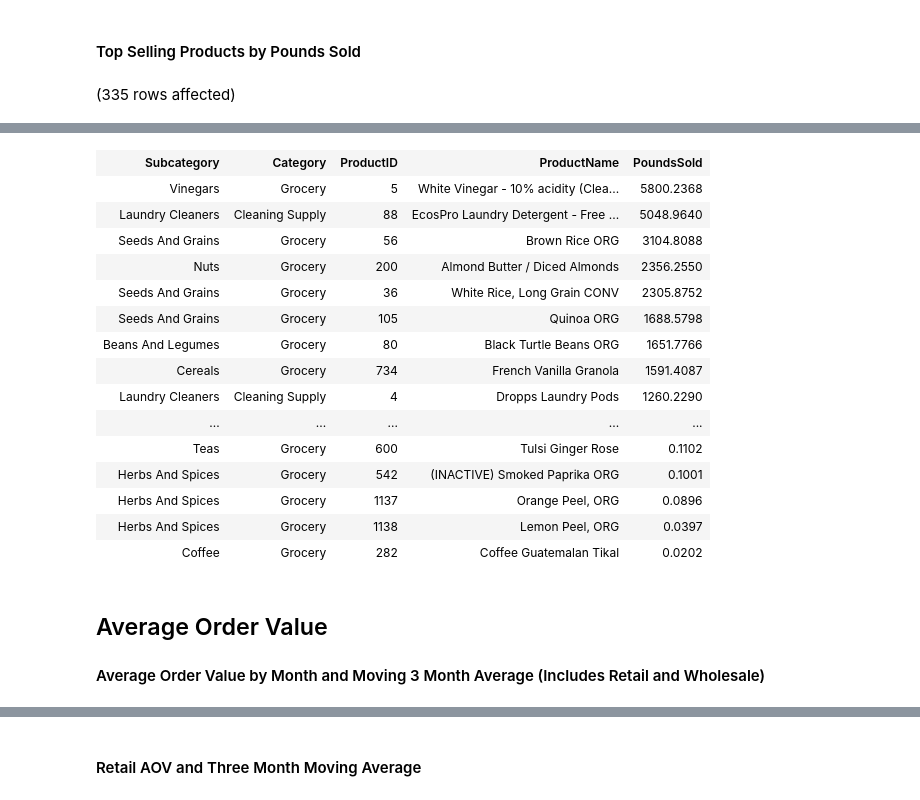
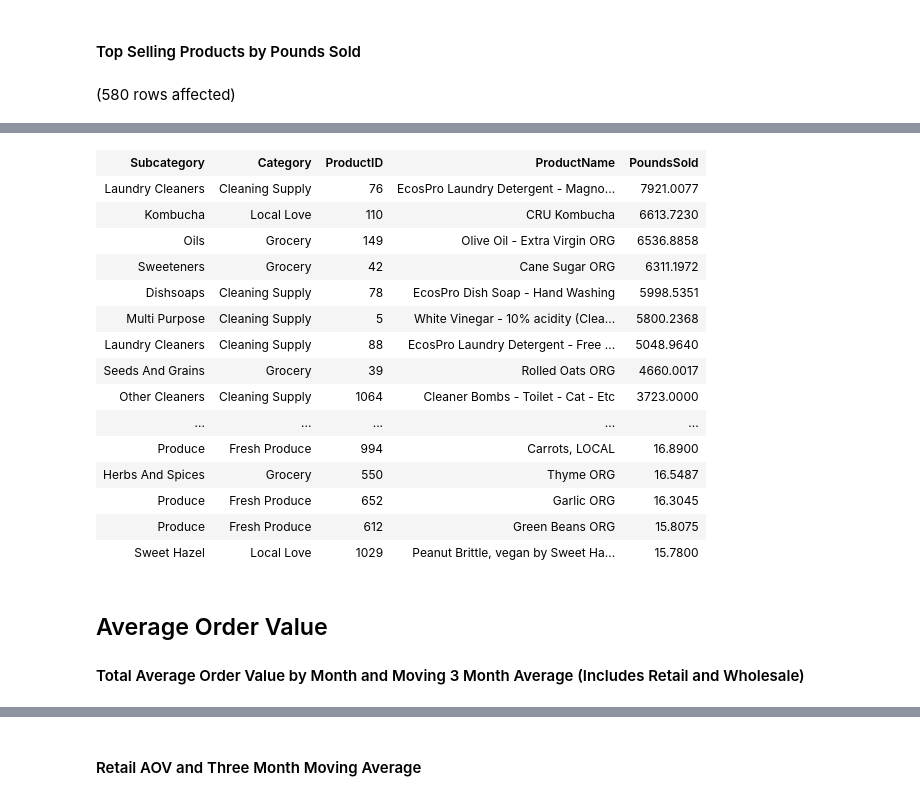
Before and after one commit to msemilyadler/BulkGrocery, a Jupyter notebook: BulkGrocery Data Exploration.ipynb, the cells around one changed output, grey strips where cells are left out. Drawn from its saved outputs; the diff is of its cells as text; code cells hidden in the pictures.

```diff
--- a/BulkGrocery Data Exploration.ipynb
+++ b/BulkGrocery Data Exploration.ipynb
@@ -396,11 +424,11 @@ SELECT
     SUM(l.PoundsSold) AS PoundsSold
 
 FROM SalesOrderLines AS l
-    JOIN DimProduct AS p
+    JOIN DimProducts AS p
     ON l.ProductID = p.ProductID
-    JOIN DimSubcategory AS sc
+    JOIN DimSubcategories AS sc
     ON p.SubcategoryID = sc.SubcategoryID
-    JOIN DimCategory AS c
+    JOIN DimCategories AS c
     ON sc.CategoryID = c.CategoryID
 
 WHERE p.PricingType = 'PerPound'
@@ -408,4 +436,4 @@ WHERE p.PricingType = 'PerPound'
 GROUP BY sc.Subcategory, c.Category, p.ProductID, p.ProductName
 ORDER BY PoundsSold DESC
 # %% [output]
-(335 rows affected)
+(580 rows affected)
@@ -413,23 +441,23 @@ Total execution time: 00:00:00.129
 | Subcategory | Category | ProductID | ProductName | PoundsSold |
-| Vinegars | Grocery | 5 | White Vinegar - 10% acidity (Clea... | 5800.2368 |
+| Laundry Cleaners | Cleaning Supply | 76 | EcosPro Laundry Detergent - Magno... | 7921.0077 |
+| Kombucha | Local Love | 110 | CRU Kombucha | 6613.7230 |
+| Oils | Grocery | 149 | Olive Oil - Extra Virgin ORG | 6536.8858 |
+| Sweeteners | Grocery | 42 | Cane Sugar ORG | 6311.1972 |
+| Dishsoaps | Cleaning Supply | 78 | EcosPro Dish Soap - Hand Washing | 5998.5351 |
+| Multi Purpose | Cleaning Supply | 5 | White Vinegar - 10% acidity (Clea... | 5800.2368 |
 | Laundry Cleaners | Cleaning Supply | 88 | EcosPro Laundry Detergent - Free ... | 5048.9640 |
-| Seeds And Grains | Grocery | 56 | Brown Rice ORG | 3104.8088 |
-| Nuts | Grocery | 200 | Almond Butter / Diced Almonds | 2356.2550 |
-| Seeds And Grains | Grocery | 36 | White Rice, Long Grain CONV | 2305.8752 |
-| Seeds And Grains | Grocery | 105 | Quinoa ORG | 1688.5798 |
-| Beans And Legumes | Grocery | 80 | Black Turtle Beans ORG | 1651.7766 |
-| Cereals | Grocery | 734 | French Vanilla Granola | 1591.4087 |
-| Laundry Cleaners | Cleaning Supply | 4 | Dropps Laundry Pods | 1260.2290 |
+| Seeds And Grains | Grocery | 39 | Rolled Oats ORG | 4660.0017 |
+| Other Cleaners | Cleaning Supply | 1064 | Cleaner Bombs - Toilet - Cat - Etc | 3723.0000 |
 | ... | ... | ... | ... | ... |
-| Teas | Grocery | 600 | Tulsi Ginger Rose | 0.1102 |
-| Herbs And Spices | Grocery | 542 | (INACTIVE) Smoked Paprika ORG | 0.1001 |
-| Herbs And Spices | Grocery | 1137 | Orange Peel, ORG | 0.0896 |
-| Herbs And Spices | Grocery | 1138 | Lemon Peel, ORG | 0.0397 |
-| Coffee | Grocery | 282 | Coffee Guatemalan Tikal | 0.0202 |
+| Produce | Fresh Produce | 994 | Carrots, LOCAL | 16.8900 |
+| Herbs And Spices | Grocery | 550 | Thyme ORG | 16.5487 |
+| Produce | Fresh Produce | 652 | Garlic ORG | 16.3045 |
+| Produce | Fresh Produce | 612 | Green Beans ORG | 15.8075 |
+| Sweet Hazel | Local Love | 1029 | Peanut Brittle, vegan by Sweet Ha... | 15.7800 |
 # %% [markdown]
 ## Average Order Value
 
-#### Average Order Value by Month and Moving 3 Month Average (Includes Retail and Wholesale)
+#### Total Average Order Value by Month and Moving 3 Month Average (Includes Retail and Wholesale)
 # %%
 SELECT
     EOMONTH(o.OrderDate) AS Month,
```
Also changed, not shown: parts of 32 cells of this notebook, 1 other file.
